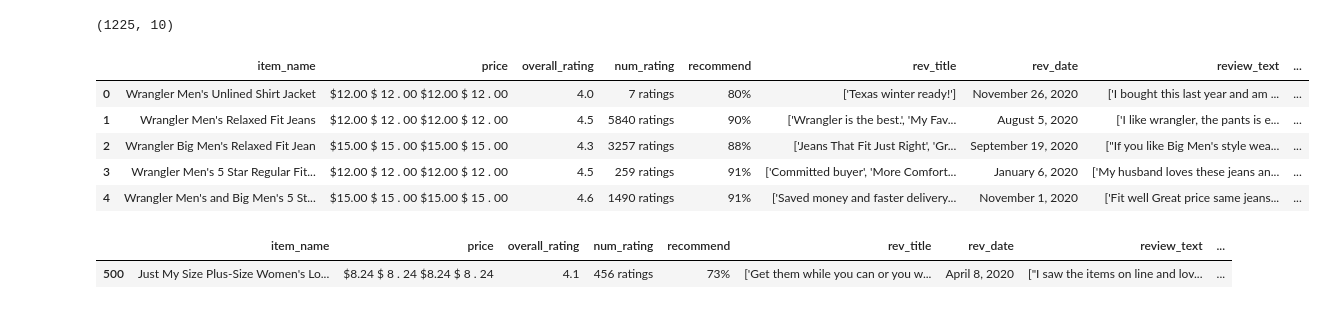
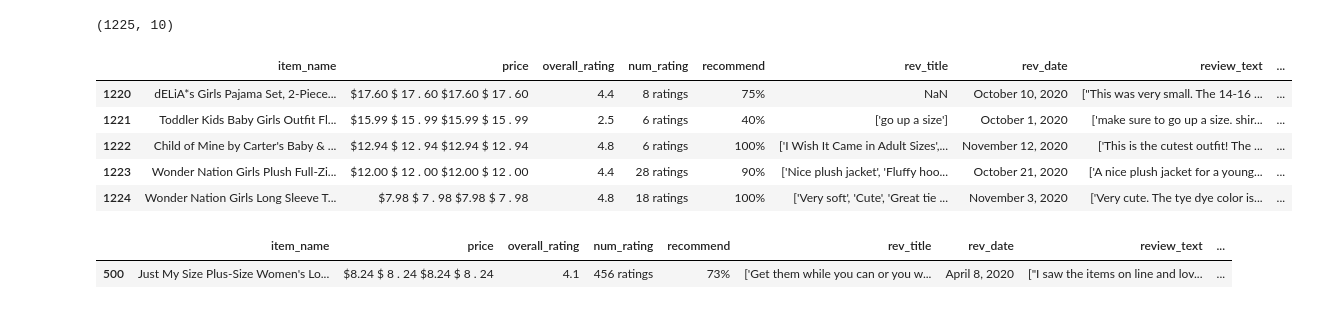
Before and after one commit to dorjeys3/Walmart_proj, a Jupyter notebook: cleaning_walmart.ipynb, the cells around one changed output. Cells and saved outputs as stored; diff of their text form; code cells hidden in the pictures.

```diff
--- a/cleaning_walmart.ipynb
+++ b/cleaning_walmart.ipynb
@@ -61,16 +61,16 @@ cleaning_df.shape
 # %%
 cleaning_df.to_csv("data/cleaning_df.csv")
 # %%
-cleaning_df.head()
+cleaning_df.tail()
 # things to check - if num_rating >3:
 # If overall rating = NaN then 1. If recommened = NaN then 0. But check the above condition first. This would mean that not enough people purchased the item.
 # %% [output]
 |  | item_name | price | overall_rating | num_rating | recommend | rev_title | rev_date | review_text | ... |
-| 0 | Wrangler Men's Unlined Shirt Jacket | $12.00 $ 12 . 00 $12.00 $ 12 . 00 | 4.0 | 7 ratings | 80% | ['Texas winter ready!'] | November 26, 2020 | ['I bought this last year and am ... | ... |
-| 1 | Wrangler Men's Relaxed Fit Jeans | $12.00 $ 12 . 00 $12.00 $ 12 . 00 | 4.5 | 5840 ratings | 90% | ['Wrangler is the best.', 'My Fav... | August 5, 2020 | ['I like wrangler, the pants is e... | ... |
-| 2 | Wrangler Big Men's Relaxed Fit Jean | $15.00 $ 15 . 00 $15.00 $ 15 . 00 | 4.3 | 3257 ratings | 88% | ['Jeans That Fit Just Right', 'Gr... | September 19, 2020 | ["If you like Big Men's style wea... | ... |
-| 3 | Wrangler Men's 5 Star Regular Fit... | $12.00 $ 12 . 00 $12.00 $ 12 . 00 | 4.5 | 259 ratings | 91% | ['Committed buyer', 'More Comfort... | January 6, 2020 | ['My husband loves these jeans an... | ... |
-| 4 | Wrangler Men's and Big Men's 5 St... | $15.00 $ 15 . 00 $15.00 $ 15 . 00 | 4.6 | 1490 ratings | 91% | ['Saved money and faster delivery... | November 1, 2020 | ['Fit well Great price same jeans... | ... |
+| 1220 | dELiA*s Girls Pajama Set, 2-Piece... | $17.60 $ 17 . 60 $17.60 $ 17 . 60 | 4.4 | 8 ratings | 75% | NaN | October 10, 2020 | ["This was very small. The 14-16 ... | ... |
+| 1221 | Toddler Kids Baby Girls Outfit Fl... | $15.99 $ 15 . 99 $15.99 $ 15 . 99 | 2.5 | 6 ratings | 40% | ['go up a size'] | October 1, 2020 | ['make sure to go up a size. shir... | ... |
+| 1222 | Child of Mine by Carter's Baby & ... | $12.94 $ 12 . 94 $12.94 $ 12 . 94 | 4.8 | 6 ratings | 100% | ['I Wish It Came in Adult Sizes',... | November 12, 2020 | ['This is the cutest outfit! The ... | ... |
+| 1223 | Wonder Nation Girls Plush Full-Zi... | $12.00 $ 12 . 00 $12.00 $ 12 . 00 | 4.4 | 28 ratings | 90% | ['Nice plush jacket', 'Fluffy hoo... | October 21, 2020 | ['A nice plush jacket for a young... | ... |
+| 1224 | Wonder Nation Girls Long Sleeve T... | $7.98 $ 7 . 98 $7.98 $ 7 . 98 | 4.8 | 18 ratings | 100% | ['Very soft', 'Cute', 'Great tie ... | November 3, 2020 | ['Very cute. The tye dye color is... | ... |
 # %%
 cleaning_df[cleaning_df.index==500]
 # %% [output]
```
Also changed, not shown: parts of 19 cells of this notebook.
